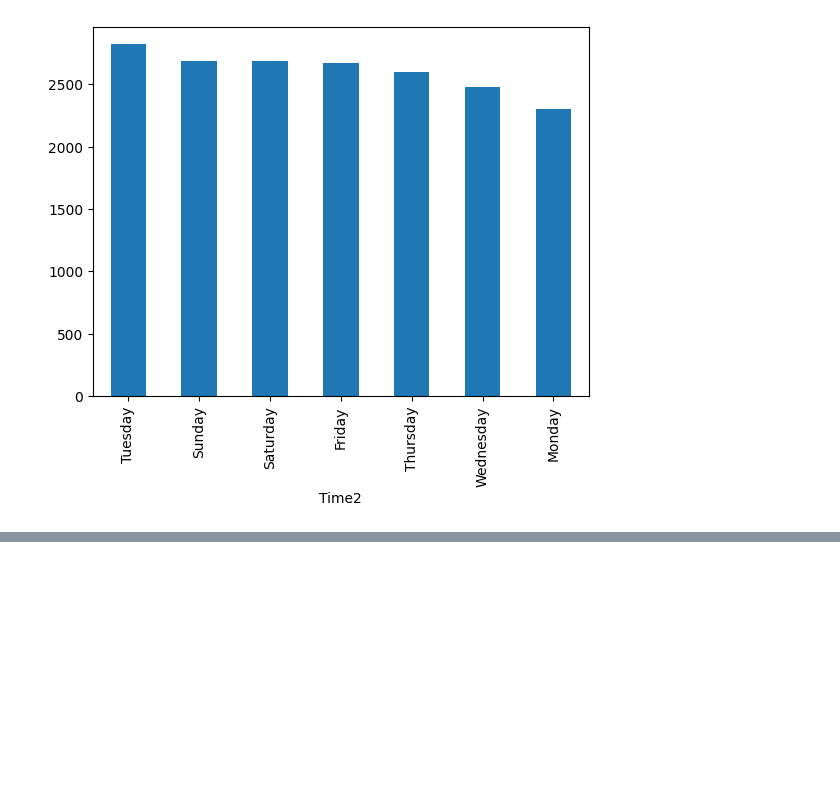
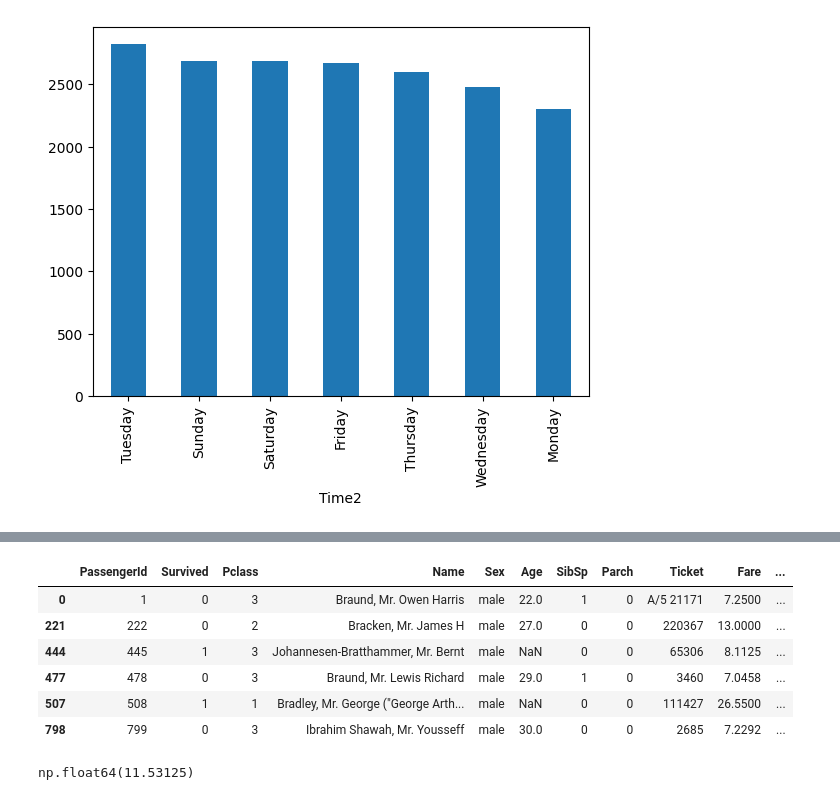
Before and after one commit to inancarin/DSA201_2026_2027_FALL, a Jupyter notebook: Week05/Lecture/pandas2_lecture_notes.ipynb, the cells around one changed output, grey strips where cells are left out. Saved outputs shown, nothing was run; the diff lists cells and outputs as text; code cells hidden in the pictures; blank space fills up the shorter version.

```diff
--- a/Week05/Lecture/pandas2_lecture_notes.ipynb
+++ b/Week05/Lecture/pandas2_lecture_notes.ipynb
@@ -484,0 +551,4 @@ ufos["Time2"].dt.day_name().value_counts().plot(kind="bar")
+# %%
+s = "There is A strANgE stRing HERe"
+res = list(map(lambda ch:ch.lower(), s))
+"".join(res)
@@ -484,0 +631,16 @@ ufos["Time2"].dt.day_name().value_counts().plot(kind="bar")
+# %%
+# filter the passengers whose lastname contains "bra" or "Bra" or "BRa" etc in any form - CORRECT SOLUTION
+
+titanic[titanic["Name"].apply(lambda s:"bra" in s.lower().split(", ")[0])]
+# %% [output]
+|  | PassengerId | Survived | Pclass | Name | Sex | Age | SibSp | Parch | Ticket | Fare | ... |
+| 0 | 1 | 0 | 3 | Braund, Mr. Owen Harris | male | 22.0 | 1 | 0 | A/5 21171 | 7.2500 | ... |
+| 221 | 222 | 0 | 2 | Bracken, Mr. James H | male | 27.0 | 0 | 0 | 220367 | 13.0000 | ... |
+| 444 | 445 | 1 | 3 | Johannesen-Bratthammer, Mr. Bernt | male | NaN | 0 | 0 | 65306 | 8.1125 | ... |
+| 477 | 478 | 0 | 3 | Braund, Mr. Lewis Richard | male | 29.0 | 1 | 0 | 3460 | 7.0458 | ... |
+| 507 | 508 | 1 | 1 | Bradley, Mr. George ("George Arth... | male | NaN | 0 | 0 | 111427 | 26.5500 | ... |
+| 798 | 799 | 0 | 3 | Ibrahim Shawah, Mr. Yousseff | male | 30.0 | 0 | 0 | 2685 | 7.2292 | ... |
+# %%
+titanic[titanic["Name"].apply(lambda s:"bra" in s.lower().split(", ")[0])]["Fare"].mean()
+# %% [output]
+np.float64(11.53125)
```
Also changed, not shown: parts of 19 cells of this notebook.
